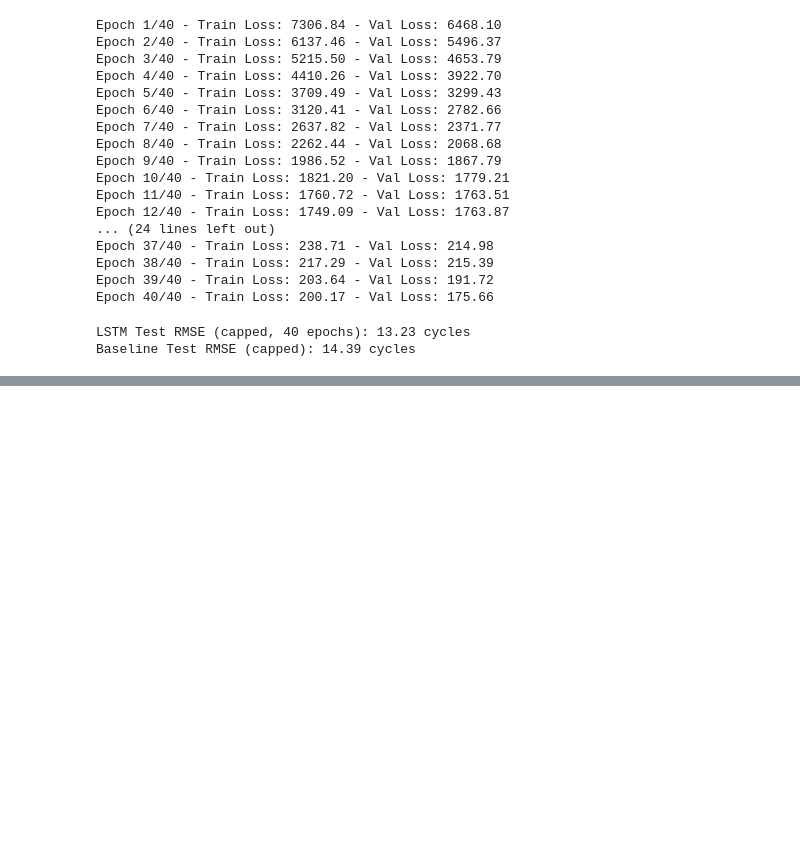
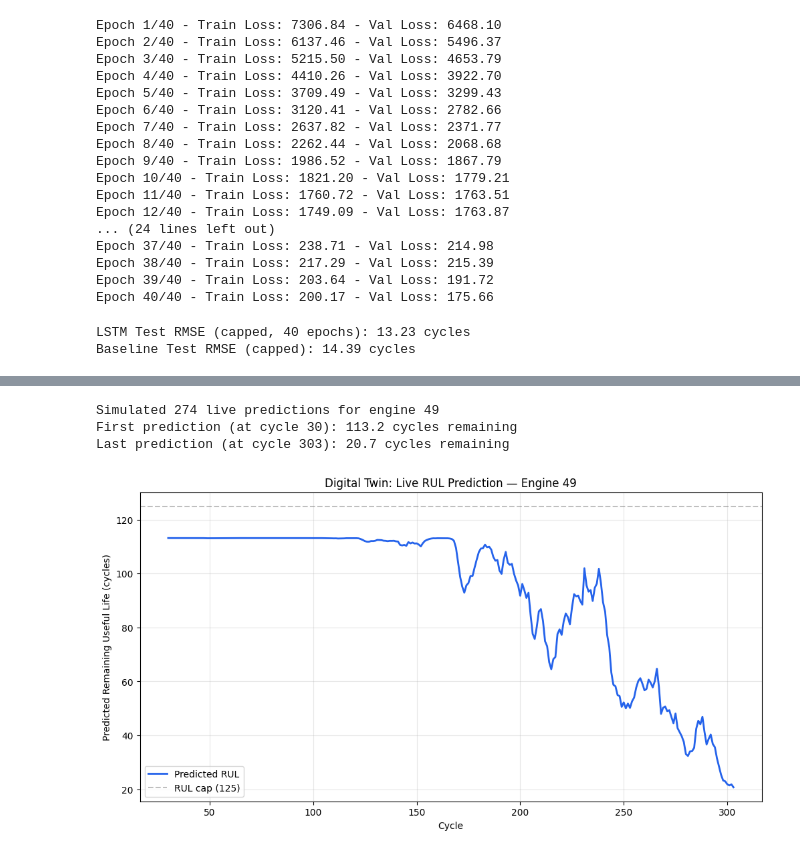
Before and after one commit to shreyraveshia/aircraft-engine-prognostics-lstm, a Jupyter notebook: Untitled3.ipynb, the cells around one changed output, grey strips where cells are left out. Drawn from its saved outputs; the diff is of its cells as text; code cells hidden in the pictures; blank space fills up the shorter version.

Commit message:
LSTM model architecture in PyTorch Training loop, evaluation, NASA scoring function Digital twin simulation visualization

```diff
--- a/Untitled3.ipynb
+++ b/Untitled3.ipynb
@@ -687,0 +725,42 @@ Baseline Test RMSE (capped): 14.39 cycles
+# %%
+SIM_ENGINE_ID = 49
+
+sim_engine_data = test_df[test_df['unit_number'] == SIM_ENGINE_ID].sort_values('time_cycles')
+sim_features = sim_engine_data[feature_cols].values
+sim_cycles = sim_engine_data['time_cycles'].values
+
+lstm_model.eval()
+predicted_ruls = []
+cycles_at_prediction = []
+
+with torch.no_grad():
+    for i in range(SEQUENCE_LENGTH, len(sim_features) + 1):
+        window = sim_features[i - SEQUENCE_LENGTH : i]  # last 30 cycles up to this point
+        window_tensor = torch.tensor(window, dtype=torch.float32).unsqueeze(0).to(device)  # add batch dim
+
+        pred = lstm_model(window_tensor)
+        predicted_ruls.append(pred.item())
+        cycles_at_prediction.append(sim_cycles[i - 1])  # the "current" cycle at this prediction point
+
+print(f"Simulated {len(predicted_ruls)} live predictions for engine {SIM_ENGINE_ID}")
+print(f"First prediction (at cycle {cycles_at_prediction[0]}): {predicted_ruls[0]:.1f} cycles remaining")
+print(f"Last prediction (at cycle {cycles_at_prediction[-1]}): {predicted_ruls[-1]:.1f} cycles remaining")
+# %% [output]
+Simulated 274 live predictions for engine 49
+First prediction (at cycle 30): 113.2 cycles remaining
+Last prediction (at cycle 303): 20.7 cycles remaining
+# %%
+plt.figure(figsize=(12, 6))
+plt.plot(cycles_at_prediction, predicted_ruls, color='#2563eb', linewidth=2, label='Predicted RUL')
+
+# Add a reference line showing the RUL cap (125) for context
+plt.axhline(y=125, color='gray', linestyle='--', alpha=0.5, label='RUL cap (125)')
+
+plt.xlabel('Cycle')
+plt.ylabel('Predicted Remaining Useful Life (cycles)')
+plt.title(f'Digital Twin: Live RUL Prediction — Engine {SIM_ENGINE_ID}')
+plt.legend()
+plt.grid(alpha=0.3)
+plt.show()
+# %% [output]
+[figure, added]
```
Also changed, not shown: parts of 3 cells of this notebook.
